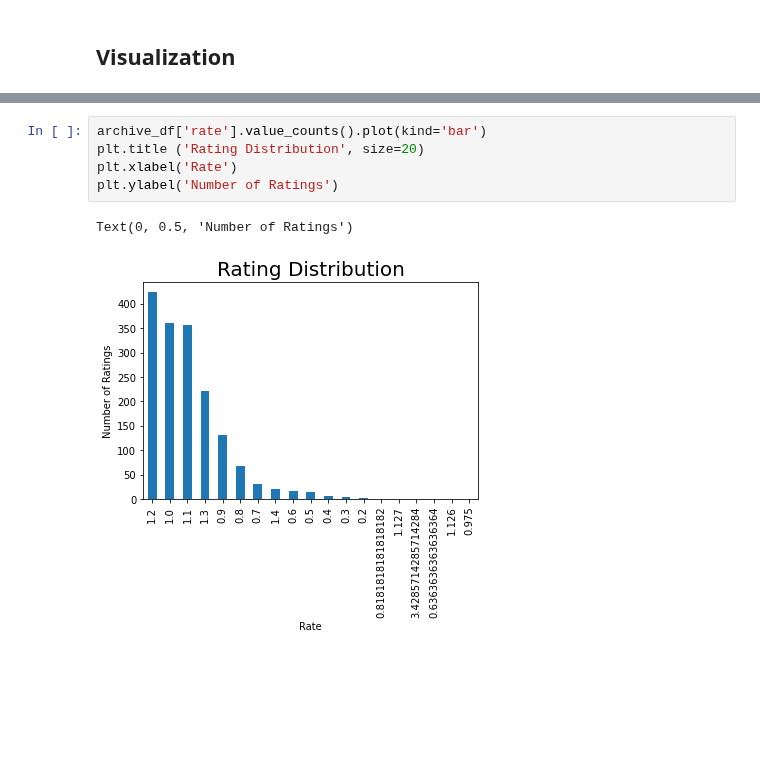
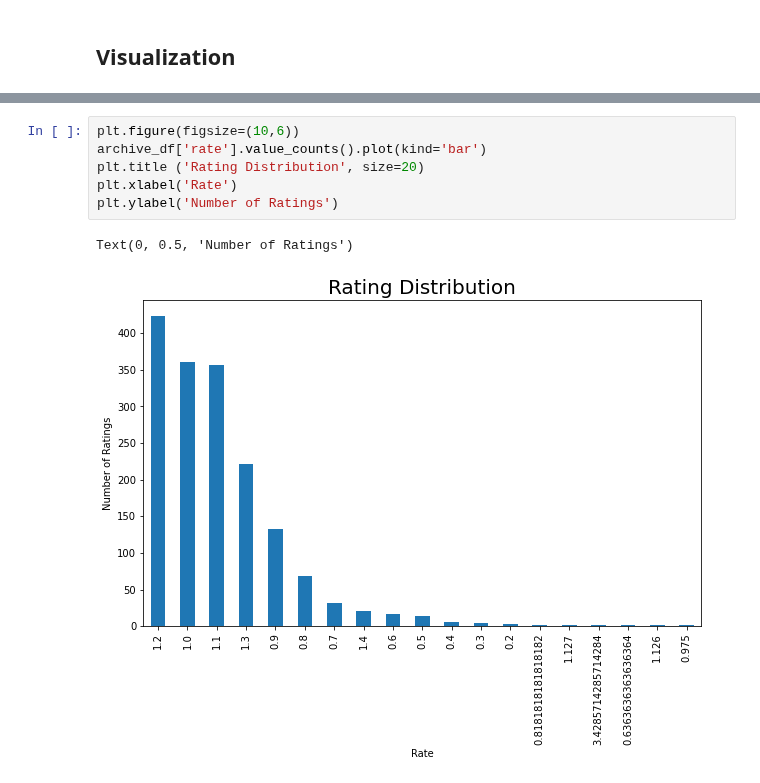
Before and after one commit to hagerElsehaimy/WeRateDogs, a Jupyter notebook: WeRateDogs.ipynb, the cells around one changed output, grey strips where cells are left out. Saved outputs shown, nothing was run; the diff lists cells and outputs as text; blank space fills up the shorter version.

```diff
--- a/WeRateDogs.ipynb
+++ b/WeRateDogs.ipynb
@@ -874,9 +886,10 @@ Text(0, 0.5, 'Number of followers')
 # %%
+plt.figure(figsize=(10,6))
 archive_df['rate'].value_counts().plot(kind='bar')
 plt.title ('Rating Distribution', size=20)
 plt.xlabel('Rate')
 plt.ylabel('Number of Ratings')
 # %% [output]
 Text(0, 0.5, 'Number of Ratings')
-[figure, old version]
+[figure, new version]
 # %%
```
Also changed, not shown: parts of 10 cells of this notebook.
